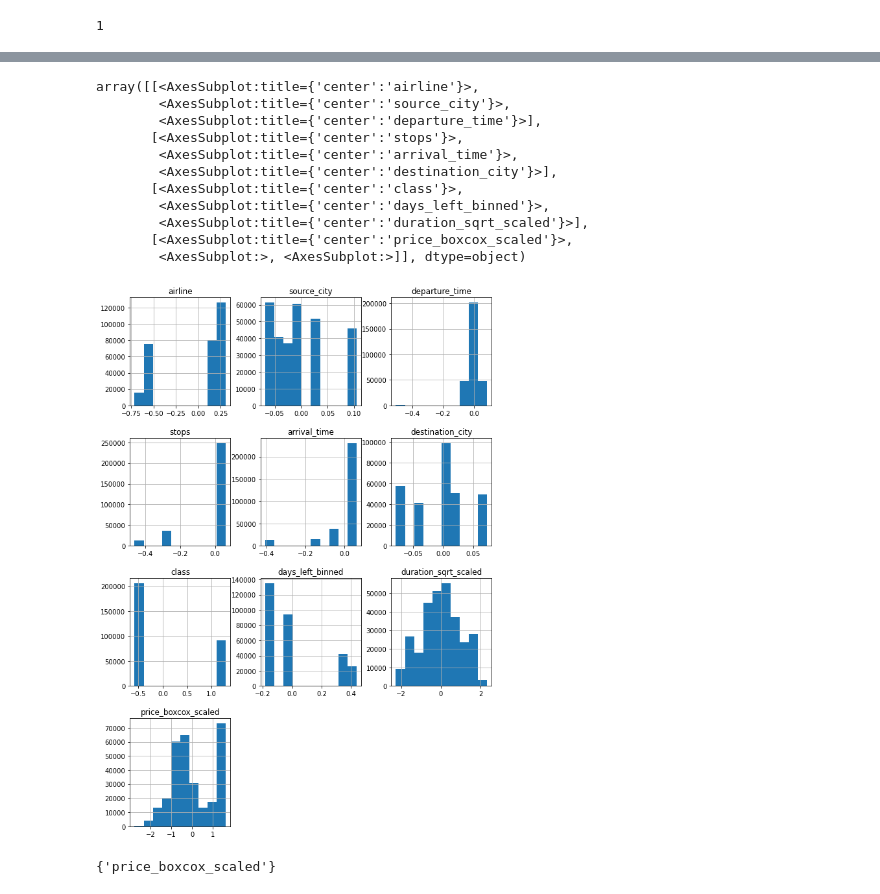
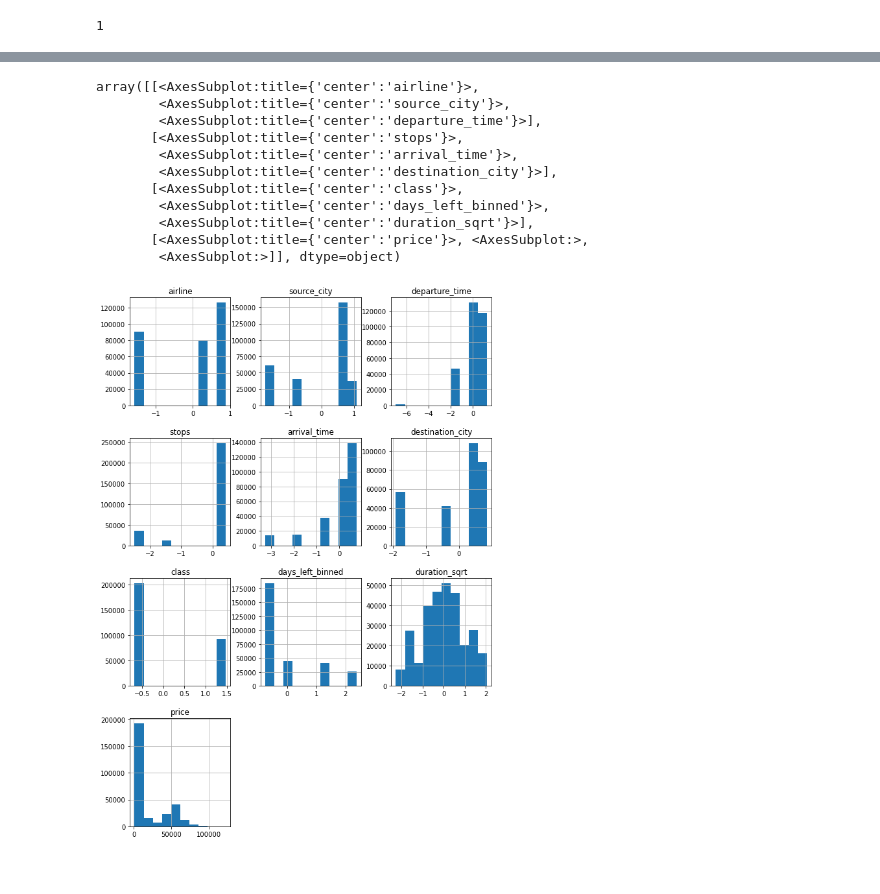
Before and after one commit to calebang/IS460, a Jupyter notebook: 01_Data Prep/encoded.ipynb, the cells around one changed output, grey strips where cells are left out. Saved outputs shown, nothing was run; the diff lists cells and outputs as text; code cells hidden in the pictures.

Commit message:
new data processing (price untouched)
Price as our target variable left in its original state

```diff
--- a/01_Data Prep/encoded.ipynb
+++ b/01_Data Prep/encoded.ipynb
@@ -56,7 +91,7 @@ import category_encoders as ce
 te = ce.TargetEncoder(cols=cat_cols)
 
 # Target encoding using DataFrame with the target variable
-df1 = te.fit_transform(df1, df1['price_boxcox_scaled'])
+df1 = te.fit_transform(df1, df1['price'])
 # %%
 df1
 # %% [output]
@@ -77,0 +125,15 @@ The dataset consists of various features related to airline flights, including n
+# %%
+#drop target variable
+X_df = df1[['airline','source_city','departure_time','stops','arrival_time','destination_city','class','days_left_binned','duration_sqrt']]
+
+# df1_copy = df1.copy()
+
+# scale data
+from sklearn.preprocessing import StandardScaler
+scaler = StandardScaler()
+scaler.fit(X_df)
+df_scaled = scaler.transform(X_df)
+df_prepared = pd.DataFrame(df_scaled,columns=X_df.columns)
+
+# add back target variable
+df_prepared['price'] = df1['price']
@@ -77,0 +170,2 @@ The dataset consists of various features related to airline flights, including n
+# %%
+df_prepared.dropna(inplace=True)
@@ -105,19 +240,15 @@ len(set(corr_features))
 # %%
-df1.hist(figsize=(10,15))
+df_prepared.hist(figsize=(10,15))
 # %% [output]
 array([[<AxesSubplot:title={'center':'airline'}>,
         <AxesSubplot:title={'center':'source_city'}>,
         <AxesSubplot:title={'center':'departure_time'}>],
        [<AxesSubplot:title={'center':'stops'}>,
         <AxesSubplot:title={'center':'arrival_time'}>,
         <AxesSubplot:title={'center':'destination_city'}>],
        [<AxesSubplot:title={'center':'class'}>,
         <AxesSubplot:title={'center':'days_left_binned'}>,
-        <AxesSubplot:title={'center':'duration_sqrt_scaled'}>],
-       [<AxesSubplot:title={'center':'price_boxcox_scaled'}>,
-        <AxesSubplot:>, <AxesSubplot:>]], dtype=object)
+        <AxesSubplot:title={'center':'duration_sqrt'}>],
+       [<AxesSubplot:title={'center':'price'}>, <AxesSubplot:>,
+        <AxesSubplot:>]], dtype=object)
-[figure, old version]
+[figure, new version]
-# %%
-corr_features
-# %% [output]
-{'price_boxcox_scaled'}
```
Also changed, not shown: parts of 21 cells of this notebook, 1 other file.
